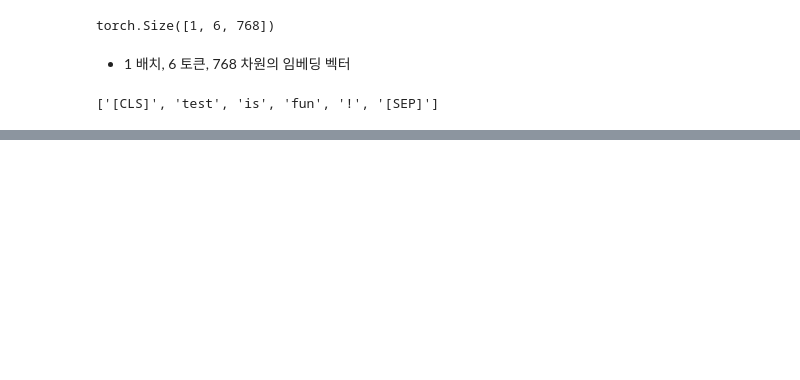
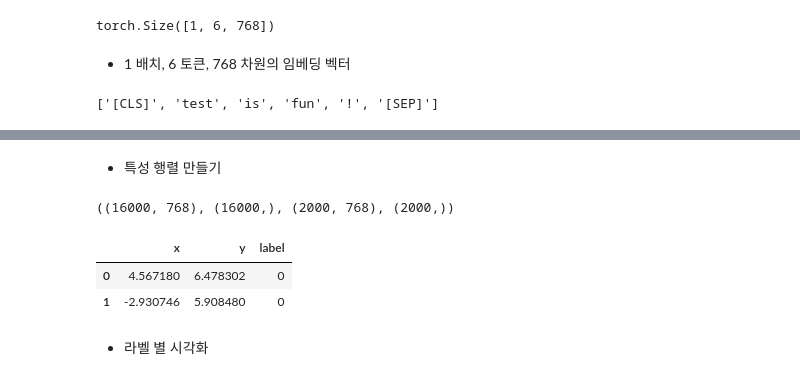
Before and after one commit to tommyjin2894/ai_study_transformer, a Jupyter notebook: 02_text_classification.ipynb, the cells around one changed output, grey strips where cells are left out. Saved outputs shown, nothing was run; the diff lists cells and outputs as text; code cells hidden in the pictures; blank space fills up the shorter version.

```diff
--- a/02_text_classification.ipynb
+++ b/02_text_classification.ipynb
@@ -361,0 +366,2 @@ dict_items([('train', Dataset({
+# %%
+dataset_encoded.set_format("torch", columns=['input_ids', 'attention_mask', 'label'])
@@ -361,0 +405,13 @@ dict_items([('train', Dataset({
+# %% [markdown]
+- 특성 행렬 만들기
+# %%
+import numpy as np
+
+x_train = np.array(emotion_hiddenstate['train']['hidden_state'])
+x_valid = np.array(emotion_hiddenstate['validation']['hidden_state'])
+y_train = np.array(emotion_hiddenstate['train']['label'])
+y_valid = np.array(emotion_hiddenstate['validation']['label'])
+
+x_train.shape, y_train.shape, x_valid.shape, y_valid.shape
+# %% [output]
+((16000, 768), (16000,), (2000, 768), (2000,))
@@ -361,0 +425,12 @@ dict_items([('train', Dataset({
+# %%
+import pandas as pd
+
+df_emb = pd.DataFrame(mapper.embedding_, columns=["x","y"])
+df_emb["label"] = y_train
+df_emb.head(2)
+# %% [output]
+|  | x | y | label |
+| 0 | 4.567180 | 6.478302 | 0 |
+| 1 | -2.930746 | 5.908480 | 0 |
+# %% [markdown]
+- 라벨 별 시각화
```
Also changed, not shown: parts of 32 cells of this notebook, 4 other files.
